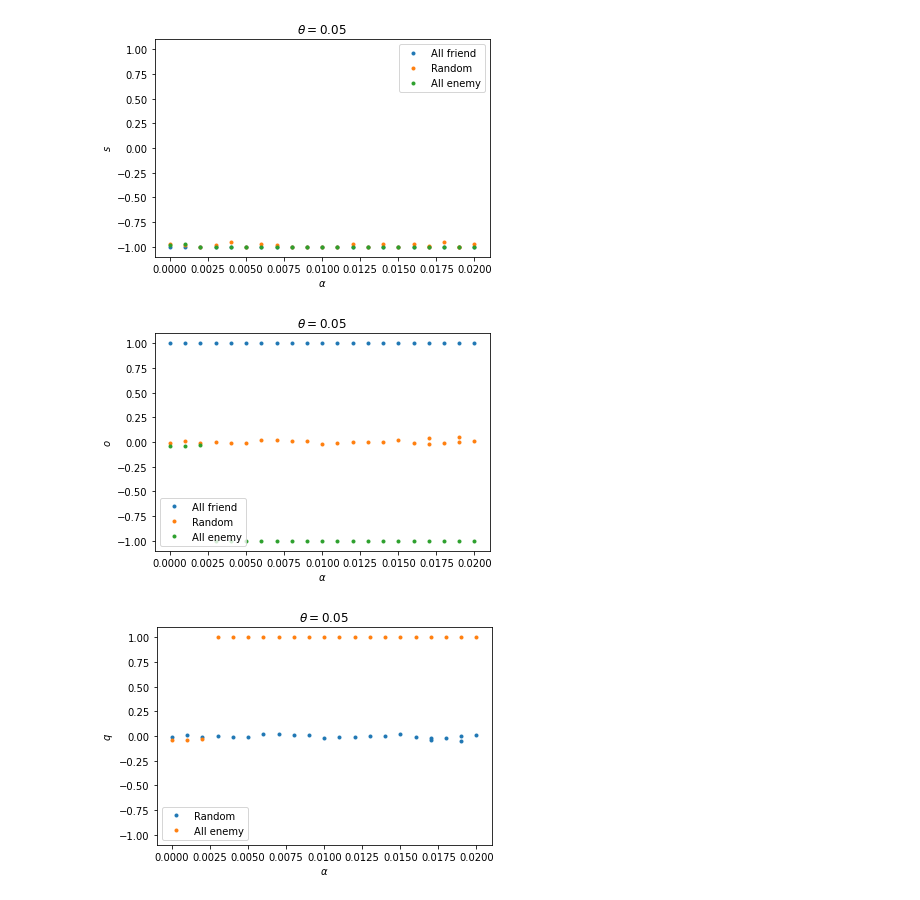
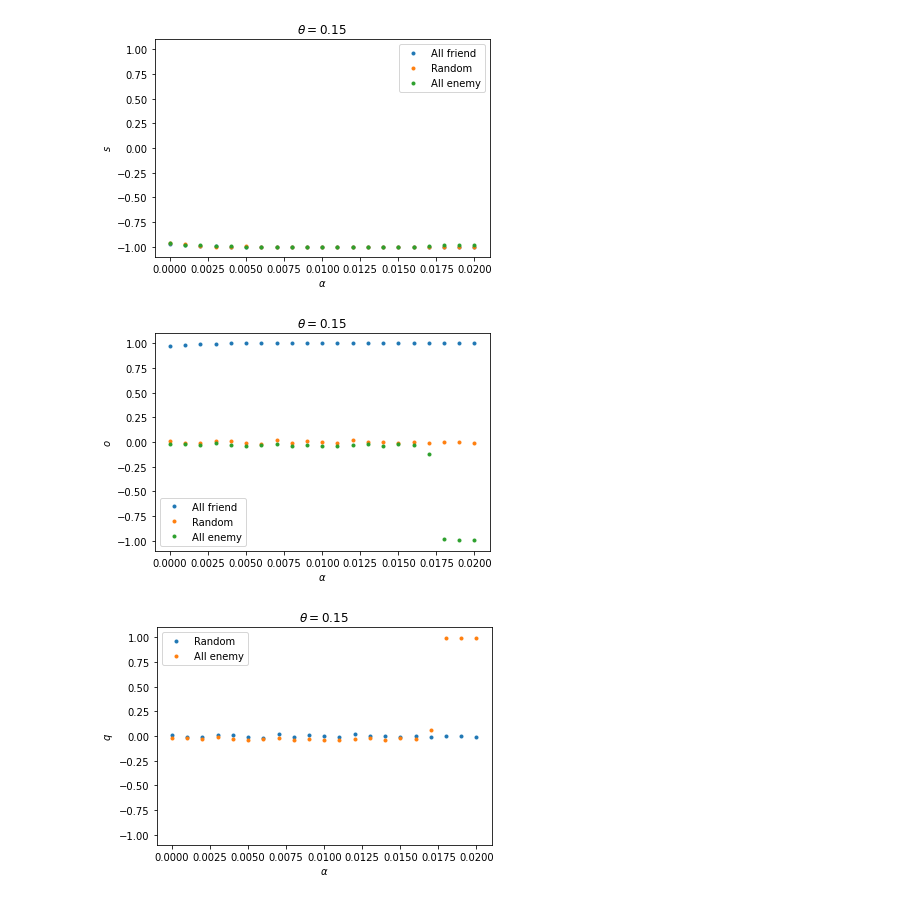
Before and after one commit to hoseinhakimi/hybrid-balance, a Jupyter notebook: python_src/Hybrid_Dynamics_Size_20.ipynb, the cells around one changed output. Drawn from its saved outputs; the diff is of its cells as text; code cells hidden in the pictures.

```diff
--- a/python_src/Hybrid_Dynamics_Size_20.ipynb
+++ b/python_src/Hybrid_Dynamics_Size_20.ipynb
@@ -3,9 +3,9 @@ import numpy as np
 import pandas as pd
 import matplotlib.pyplot as plt
 # %%
-dataset_1 = pd.read_csv("../outputs/data/20_0_0.05_3.csv")
+dataset_1 = pd.read_csv("../outputs/data/20_0_0.15_3.csv")
 dataset_1.sort_values(['Alpha','Theta'],inplace=True)
 # %%
-dataset_2 = pd.read_csv("../outputs/data/20_0.5_0.05_3.csv")
+dataset_2 = pd.read_csv("../outputs/data/20_0.5_0.15_3.csv")
 dataset_2.sort_values(['Alpha','Theta'],inplace=True)
 # %%
@@ -49,34 +49,34 @@ plt.plot(averaged_data_3['SquareEnergy'],'.',label='All friend')
 plt.plot(averaged_data_2['SquareEnergy'],'.',label='Random')
 plt.plot(averaged_data_1['SquareEnergy'],'.',label='All enemy')
 plt.ylim((-1.1,1.1))
-plt.title(r"$\theta = 0.05$")
+plt.title(r"$\theta = 0.15$")
 plt.xlabel(r"$\alpha$")
 plt.ylabel(r"$s$")
 plt.legend()
-plt.savefig("../outputs/plots/20_s_n.jpg", dpi=200)
+plt.savefig("../outputs/plots/20_s.jpg", dpi=200)
 # %% [output]
-[figure, old version]
+[figure, new version]
 # %%
 plt.plot(averaged_data_3['OpenSquares'],'.',label='All friend')
 plt.plot(averaged_data_2['OpenSquares'],'.',label='Random')
 plt.plot(averaged_data_1['OpenSquares'],'.',label='All enemy')
 plt.ylim((-1.1,1.1))
-plt.title(r"$\theta = 0.05$")
+plt.title(r"$\theta = 0.15$")
 plt.xlabel(r"$\alpha$")
 plt.ylabel(r"$o$")
 plt.legend()
-plt.savefig("../outputs/plots/20_o_n.jpg", dpi=200)
+plt.savefig("../outputs/plots/20_o.jpg", dpi=200)
 # %% [output]
-[figure, old version]
+[figure, new version]
 # %%
 # plt.plot(averaged_data_3['TwoStars'],'.',label='All friend')
 plt.plot(averaged_data_2['TwoStars'],'.',label='Random')
 plt.plot(averaged_data_1['TwoStars'],'.',label='All enemy')
 plt.ylim((-1.1,1.1))
-plt.title(r"$\theta = 0.05$")
+plt.title(r"$\theta = 0.15$")
 plt.xlabel(r"$\alpha$")
 plt.ylabel(r"$q$")
 plt.legend()
-plt.savefig("../outputs/plots/20_q_n.jpg", dpi=200)
+plt.savefig("../outputs/plots/20_q.jpg", dpi=200)
 # %% [output]
-[figure, old version]
+[figure, new version]
```
Also changed, not shown: parts of 3 cells of this notebook, 1 other file.
